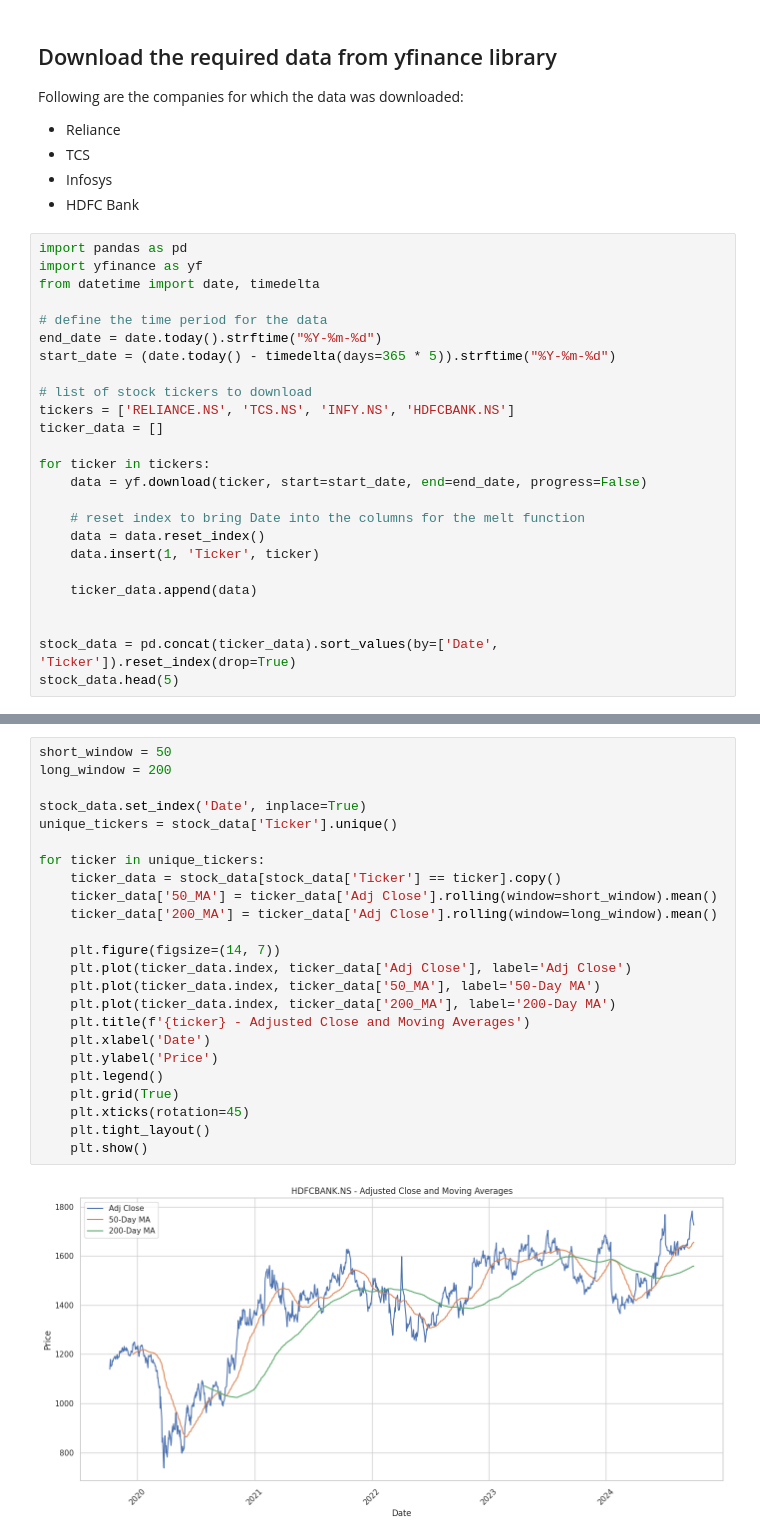
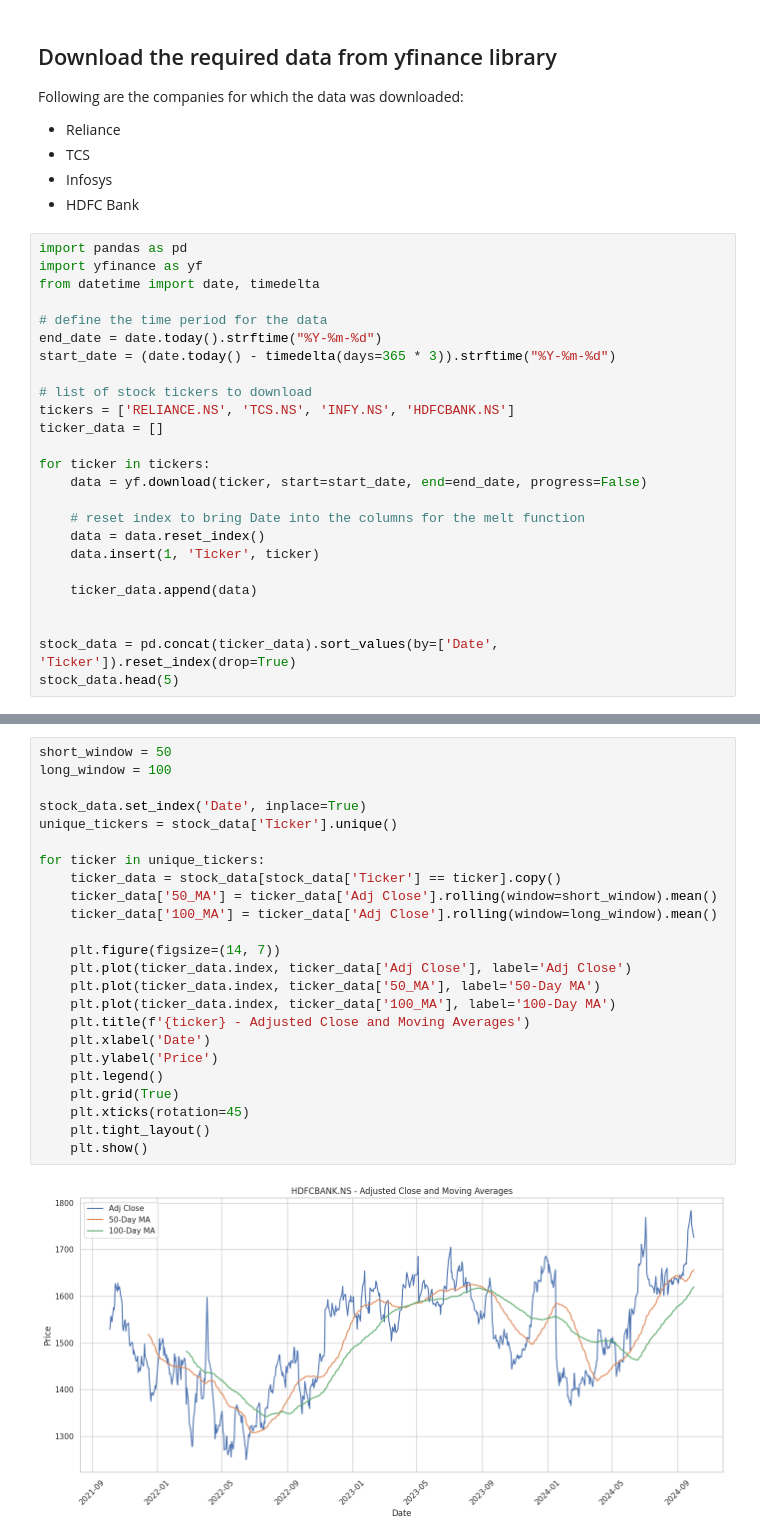
Before and after one commit to TusharPatil-98/Stock-Market-Portfolio, a Jupyter notebook: Stock-Market-DataAnalysis.ipynb, the cells around one changed output, grey strips where cells are left out. Cells and saved outputs as stored; diff of their text form.

Commit message:
Data Visualisation For 3 Years

```diff
--- a/Stock-Market-DataAnalysis.ipynb
+++ b/Stock-Market-DataAnalysis.ipynb
@@ -15,7 +15,7 @@ from datetime import date, timedelta
 
 # define the time period for the data
 end_date = date.today().strftime("%Y-%m-%d")
-start_date = (date.today() - timedelta(days=365 * 5)).strftime("%Y-%m-%d")
+start_date = (date.today() - timedelta(days=365 * 3)).strftime("%Y-%m-%d")
 
 # list of stock tickers to download
 tickers = ['RELIANCE.NS', 'TCS.NS', 'INFY.NS', 'HDFCBANK.NS']
@@ -67,26 +67,26 @@ plt.show()
 # %%
 short_window = 50
-long_window = 200
+long_window = 100
 
 stock_data.set_index('Date', inplace=True)
 unique_tickers = stock_data['Ticker'].unique()
 
 for ticker in unique_tickers:
     ticker_data = stock_data[stock_data['Ticker'] == ticker].copy()
     ticker_data['50_MA'] = ticker_data['Adj Close'].rolling(window=short_window).mean()
-    ticker_data['200_MA'] = ticker_data['Adj Close'].rolling(window=long_window).mean()
+    ticker_data['100_MA'] = ticker_data['Adj Close'].rolling(window=long_window).mean()
 
     plt.figure(figsize=(14, 7))
     plt.plot(ticker_data.index, ticker_data['Adj Close'], label='Adj Close')
     plt.plot(ticker_data.index, ticker_data['50_MA'], label='50-Day MA')
-    plt.plot(ticker_data.index, ticker_data['200_MA'], label='200-Day MA')
+    plt.plot(ticker_data.index, ticker_data['100_MA'], label='100-Day MA')
     plt.title(f'{ticker} - Adjusted Close and Moving Averages')
     plt.xlabel('Date')
     plt.ylabel('Price')
     plt.legend()
     plt.grid(True)
     plt.xticks(rotation=45)
     plt.tight_layout()
     plt.show()
 # %% [output]
-[figure, old version]
+[figure, new version]
```
Also changed, not shown: parts of 9 cells of this notebook.
